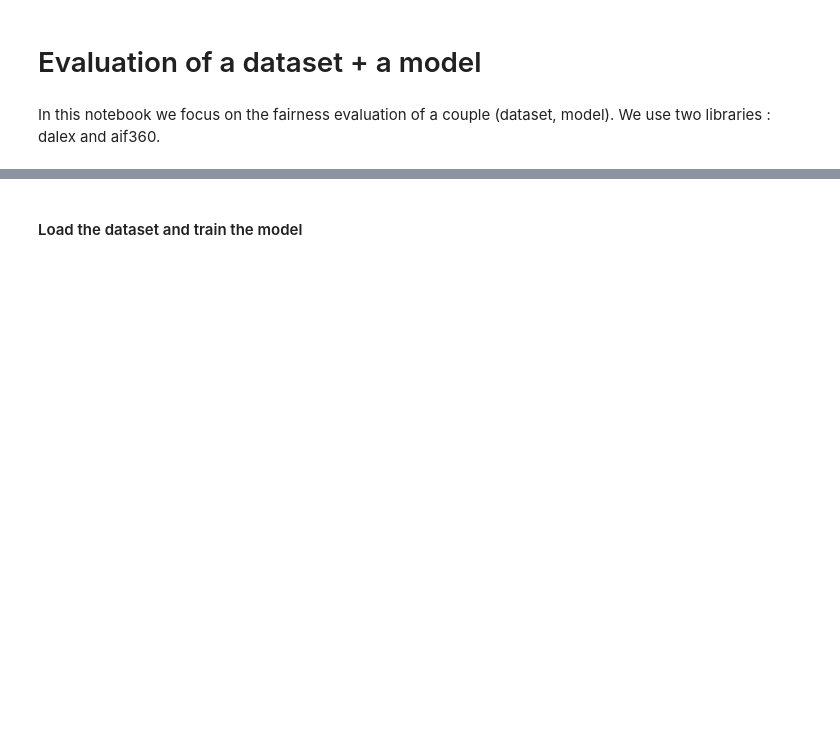
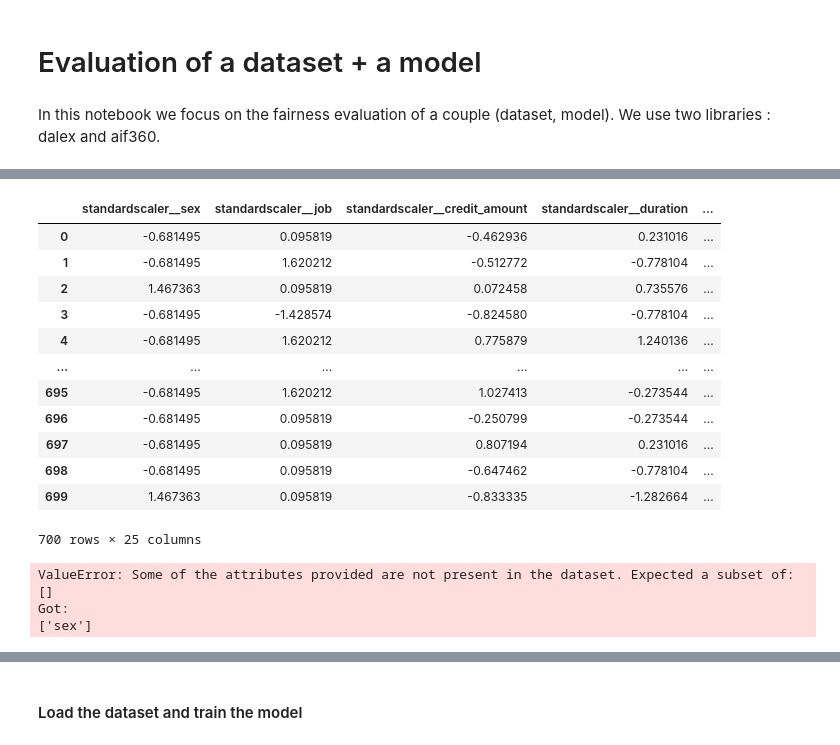
Before and after one commit to datacraft-paris/ethical-ai-toolkit, a Jupyter notebook: notebooks/nathan_tests.ipynb, the cells around one changed output, grey strips where cells are left out. Cells and saved outputs as stored; diff of their text form; code cells hidden in the pictures; blank space fills up the shorter version.

```diff
--- a/notebooks/nathan_tests.ipynb
+++ b/notebooks/nathan_tests.ipynb
@@ -22,0 +63,7 @@ from aif360.metrics import ClassificationMetric
+# %%
+X_train, X_test, y_train, y_test = train_test_split(
+    df.drop(columns=[target]),
+    df[target],
+    test_size=0.3,
+    random_state=42
+)
@@ -22,0 +93,29 @@ from aif360.metrics import ClassificationMetric
+# %%
+X_prep_train =  preprocessor.fit_transform(X_train)
+
+columns_names = preprocessor.get_feature_names_out(preprocessor.feature_names_in_)
+X_prep_train = pd.DataFrame(X_prep_train, columns=columns_names)
+# %%
+X_prep_train
+# %% [output]
+|  | standardscaler__sex | standardscaler__job | standardscaler__credit_amount | standardscaler__duration | ... |
+| 0 | -0.681495 | 0.095819 | -0.462936 | 0.231016 | ... |
+| 1 | -0.681495 | 1.620212 | -0.512772 | -0.778104 | ... |
+| 2 | 1.467363 | 0.095819 | 0.072458 | 0.735576 | ... |
+| 3 | -0.681495 | -1.428574 | -0.824580 | -0.778104 | ... |
+| 4 | -0.681495 | 1.620212 | 0.775879 | 1.240136 | ... |
+| ... | ... | ... | ... | ... | ... |
+| 695 | -0.681495 | 1.620212 | 1.027413 | -0.273544 | ... |
+| 696 | -0.681495 | 0.095819 | -0.250799 | -0.273544 | ... |
+| 697 | -0.681495 | 0.095819 | 0.807194 | 0.231016 | ... |
+| 698 | -0.681495 | 0.095819 | -0.647462 | -0.778104 | ... |
+| 699 | 1.467363 | 0.095819 | -0.833335 | -1.282664 | ... |
+700 rows × 25 columns
+# %%
+tf.disable_eager_execution()
+adv_model.fit(X_train, y_train)
+# %% [output]
+ValueError: Some of the attributes provided are not present in the dataset. Expected a subset of:
+[]
+Got:
+['sex']
```
Also changed, not shown: parts of 16 cells of this notebook.
